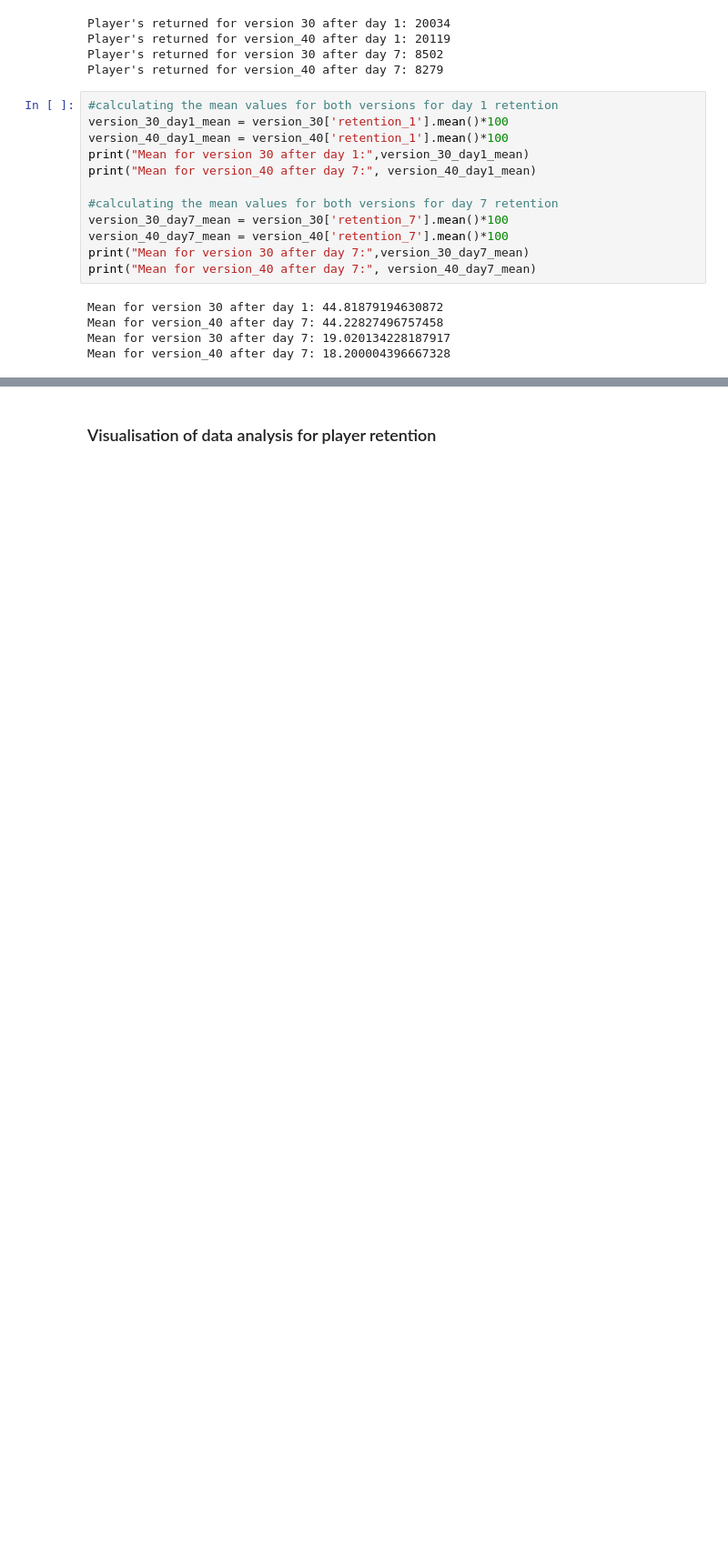
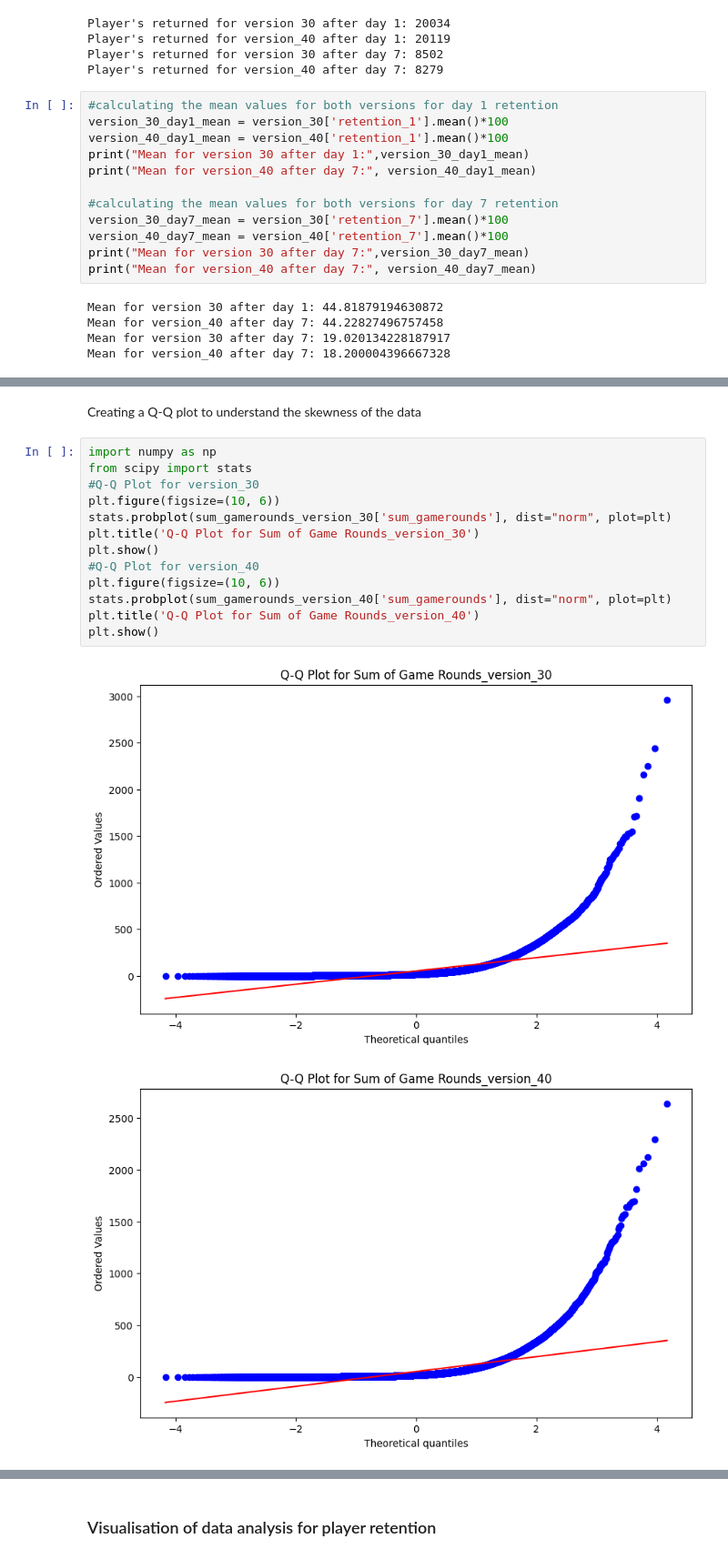
Before and after one commit to Skrishnaanjali/Cookie_cats_dataanalysis, a Jupyter notebook: Data_Analysis_cookiecats_final_draft.ipynb, the cells around one changed output, grey strips where cells are left out. Shown at 91% size. Saved outputs shown, nothing was run; the diff lists cells and outputs as text; blank space fills up the shorter version.

```diff
--- a/Data_Analysis_cookiecats_final_draft.ipynb
+++ b/Data_Analysis_cookiecats_final_draft.ipynb
@@ -223,0 +321,18 @@ The retention rates for day 7 is statistically significant(p-value is 0.00155653
+# %% [markdown]
+Creating a Q-Q plot to understand the skewness of the data
+# %%
+import numpy as np
+from scipy import stats
+#Q-Q Plot for version_30
+plt.figure(figsize=(10, 6))
+stats.probplot(sum_gamerounds_version_30['sum_gamerounds'], dist="norm", plot=plt)
+plt.title('Q-Q Plot for Sum of Game Rounds_version_30')
+plt.show()
+#Q-Q Plot for version_40
+plt.figure(figsize=(10, 6))
+stats.probplot(sum_gamerounds_version_40['sum_gamerounds'], dist="norm", plot=plt)
+plt.title('Q-Q Plot for Sum of Game Rounds_version_40')
+plt.show()
+# %% [output]
+[figure, added]
+[figure, added]
```
Also changed, not shown: parts of 50 cells of this notebook.
